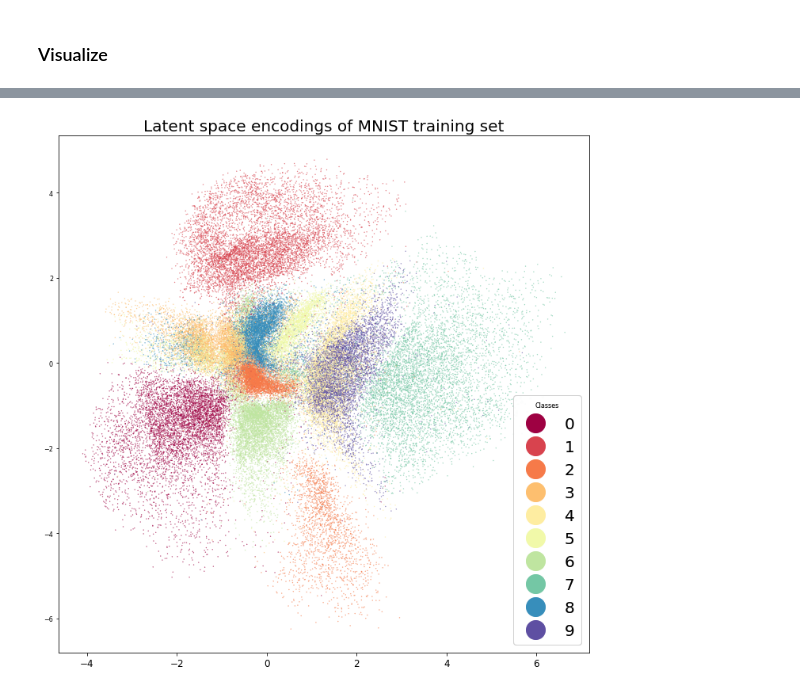
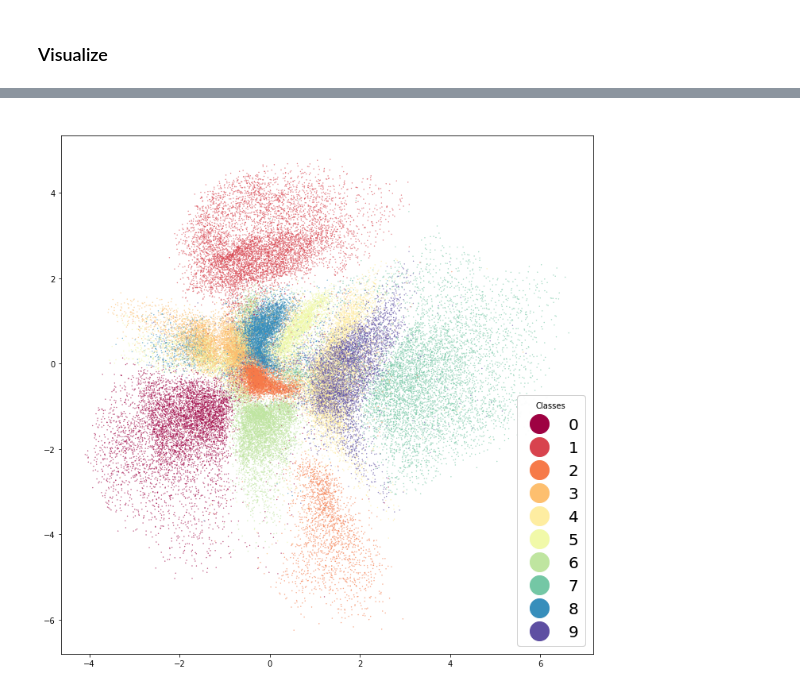
Before and after one commit to mhsiu01/vae, a Jupyter notebook: vae.ipynb, the cells around one changed output, grey strips where cells are left out. Drawn from its saved outputs; the diff is of its cells as text; code cells hidden in the pictures.

```diff
--- a/vae.ipynb
+++ b/vae.ipynb
@@ -394,7 +405,7 @@ def interpolate(dec, dim, device, probs=None, WH=None, steps=(9,9)):
     fig.subplots_adjust(wspace=0.1,hspace=0.1)
     return imgs
 # %%
-def latent_vis(enc, loader, device, mean_data, std_data, ffcv=False):
+def latent_vis(enc, loader, device, mean_data, std_data, ffcv=False, color='black'):
     enc.eval()
     with torch.no_grad():
         latents = []
@@ -418,5 +429,5 @@ def latent_vis(enc, loader, device, mean_data, std_data, ffcv=False):
         legend = ax.legend(*scatter.legend_elements(),
                         loc="lower right", title="Classes",prop={'size': 20},markerscale=4)
         ax.add_artist(legend)
-        ax.set_title("Latent space encodings of MNIST training set",fontsize=20)
+        ax.set_title("Latent space encodings of MNIST training set",fontsize=20, color=color)
     return
@@ -440,4 +450,4 @@ z2 range = (-4.0,4.0)
 # %%
-latent_vis(enc, loader, device, mean_data, std_data, ffcv)
+latent_vis(enc, loader, device, mean_data, std_data, ffcv, color='white')
 # %% [output]
-[figure, old version]
+[figure, new version]
```
Also changed, not shown: parts of 5 cells of this notebook.
